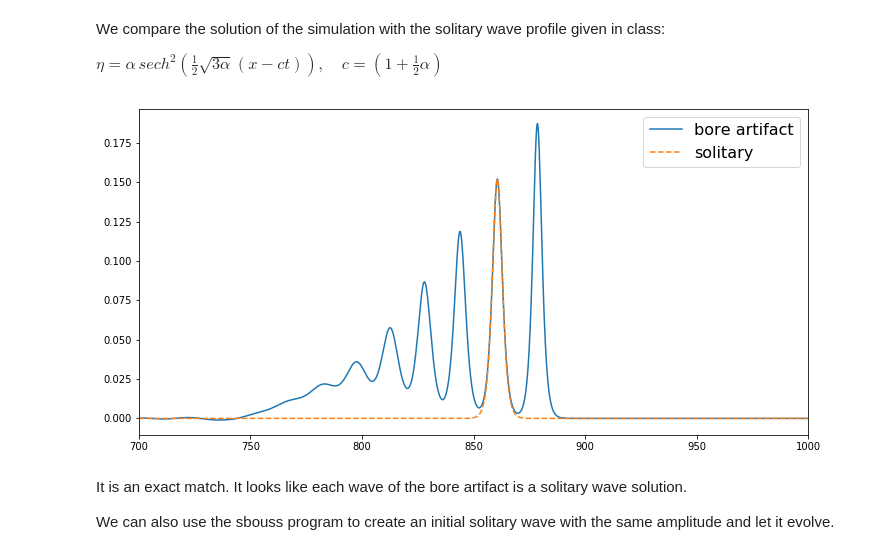
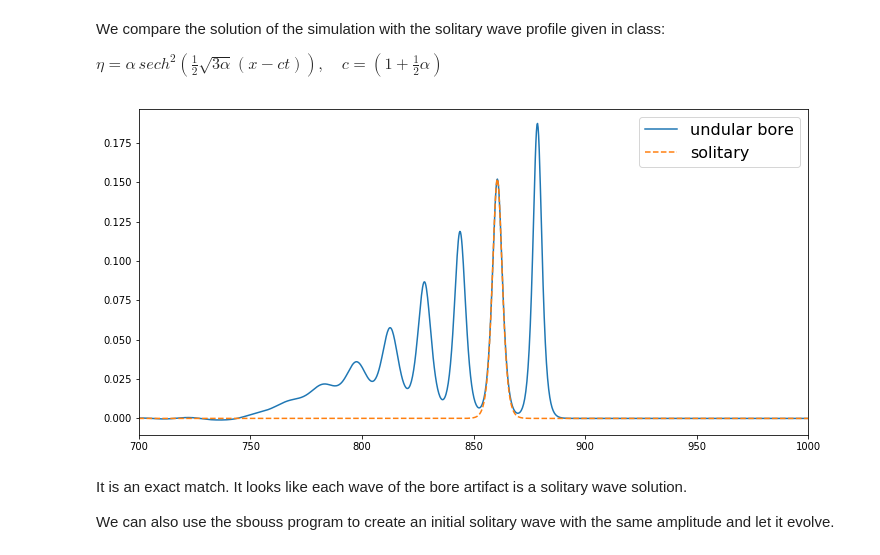
Before and after one commit to Reyna-RT/MEK9320, a Jupyter notebook: Second Assignment results.ipynb, the cells around one changed output. Cells and saved outputs as stored; diff of their text form; code cells hidden in the pictures.

```diff
--- a/Second Assignment results.ipynb
+++ b/Second Assignment results.ipynb
@@ -986,19 +986,19 @@ $\eta = \alpha\, sech^{2}\left( \frac{1}{2} \sqrt{3\alpha} \left( x - ct \right)
 # %%
 alpha = crest
 
 def sech2(x):
     return 1/(np.cosh(x))**2
 
 argum = 0.5*np.sqrt(3*alpha)*(b[0]-b[0][x0])
 ola = alpha*sech2(argum)
 fig1 = plt.figure(figsize=(12, 6))
 ax1 = fig1.add_subplot(1, 1,1)
-plt.plot(b[0],b[1], label='bore artifact' )
+plt.plot(b[0],b[1], label='undular bore' )
 plt.plot(b[0],ola,'--', label='solitary')
 plt.xlim(700,1000)
 plt.legend(fontsize=16);
 # %% [output]
-[figure, old version]
+[figure, new version]
 # %% [markdown]
 It is an exact match. It looks like each wave of the bore artifact is a solitary wave solution.
 
```
Also changed, not shown: parts of 5 cells of this notebook.
